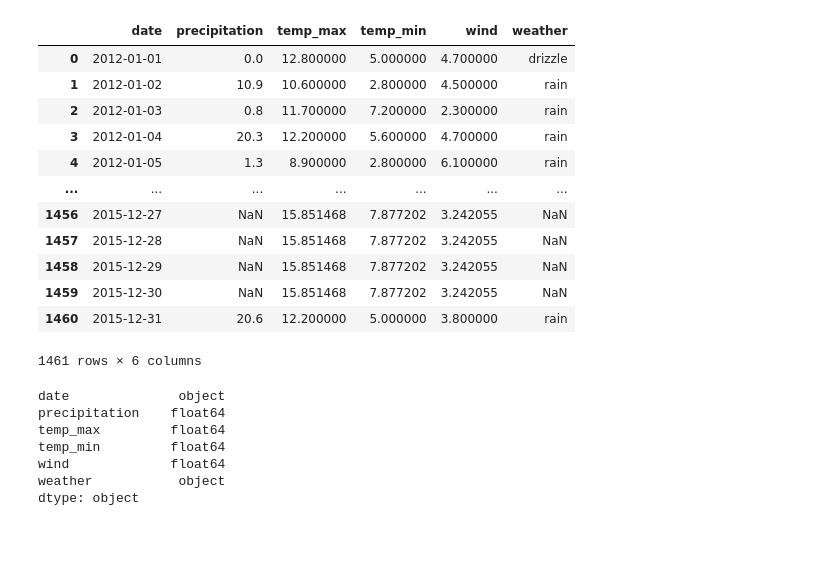
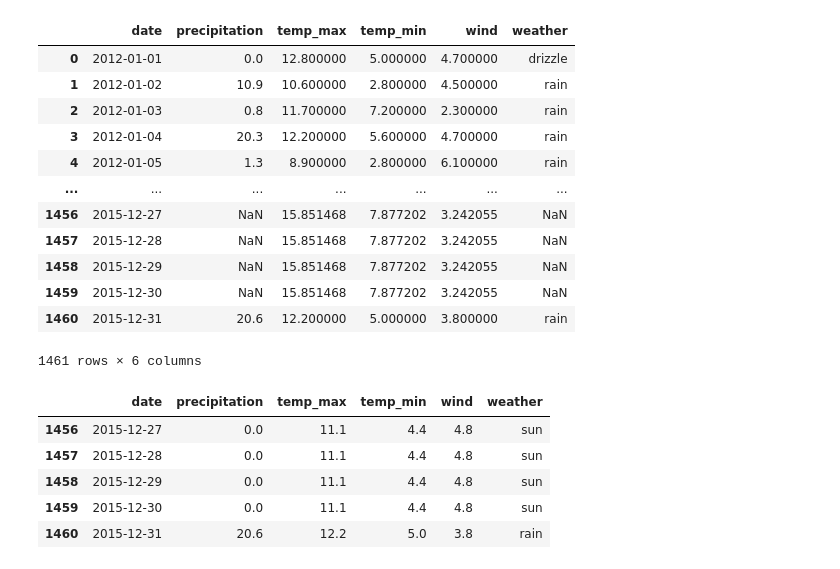
Before and after one commit to zimiao-dev/Python-Data-Analysis-Learning, a Jupyter notebook: 03_data_analysis/data_analysis.ipynb, the cells around one changed output. Cells and saved outputs as stored; diff of their text form; code cells hidden in the pictures; blank space fills up the shorter version.

```diff
--- a/03_data_analysis/data_analysis.ipynb
+++ b/03_data_analysis/data_analysis.ipynb
@@ -223,12 +216,11 @@ df.fillna(df[['temp_max', 'temp_min', 'wind']].mean()) # 使用统计值填充
 | 1460 | 2015-12-31 | 20.6 | 12.200000 | 5.000000 | 3.800000 | rain |
 1461 rows × 6 columns
 # %%
-df.dtypes
+df.ffill().tail() # 用前面的相邻值填充
 # %% [output]
-date              object
-precipitation    float64
-temp_max         float64
-temp_min         float64
-wind             float64
-weather           object
-dtype: object
+|  | date | precipitation | temp_max | temp_min | wind | weather |
+| 1456 | 2015-12-27 | 0.0 | 11.1 | 4.4 | 4.8 | sun |
+| 1457 | 2015-12-28 | 0.0 | 11.1 | 4.4 | 4.8 | sun |
+| 1458 | 2015-12-29 | 0.0 | 11.1 | 4.4 | 4.8 | sun |
+| 1459 | 2015-12-30 | 0.0 | 11.1 | 4.4 | 4.8 | sun |
+| 1460 | 2015-12-31 | 20.6 | 12.2 | 5.0 | 3.8 | rain |
```
Also changed, not shown: parts of 3 cells of this notebook.
